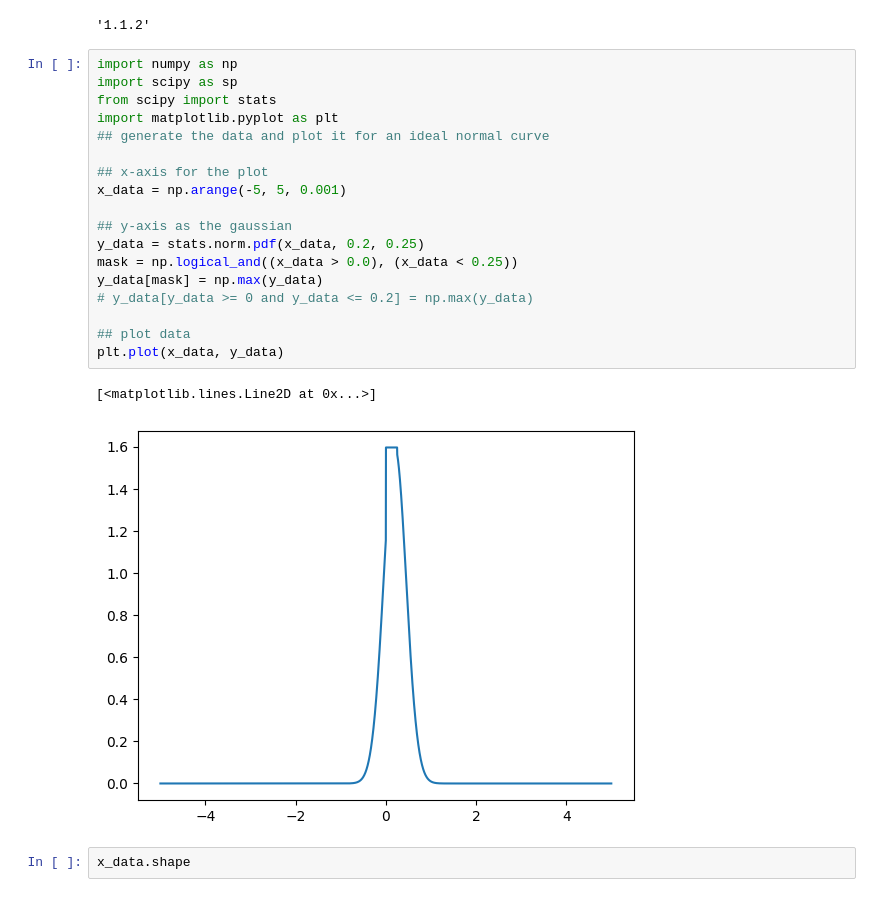
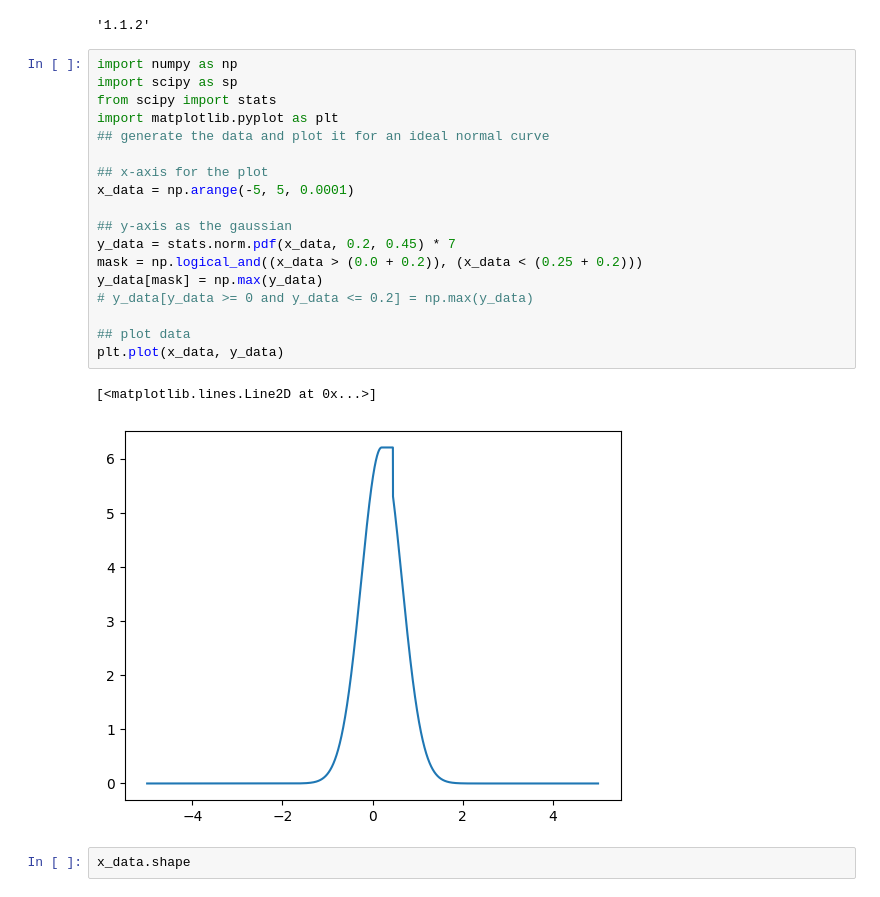
Before and after one commit to rayvburn/drl_local_planner_ros_stable_baselines, a Jupyter notebook: data/evaluation_data/test.ipynb, the cells around one changed output. Saved outputs shown, nothing was run; the diff lists cells and outputs as text.

```diff
--- a/data/evaluation_data/test.ipynb
+++ b/data/evaluation_data/test.ipynb
@@ -330,24 +330,24 @@ sklearn.__version__
 # %%
 import numpy as np
 import scipy as sp
 from scipy import stats
 import matplotlib.pyplot as plt
 ## generate the data and plot it for an ideal normal curve
 
 ## x-axis for the plot
-x_data = np.arange(-5, 5, 0.001)
+x_data = np.arange(-5, 5, 0.0001)
 
 ## y-axis as the gaussian
-y_data = stats.norm.pdf(x_data, 0.2, 0.25)
-mask = np.logical_and((x_data > 0.0), (x_data < 0.25))
+y_data = stats.norm.pdf(x_data, 0.2, 0.45) * 7
+mask = np.logical_and((x_data > (0.0 + 0.2)), (x_data < (0.25 + 0.2)))
 y_data[mask] = np.max(y_data)
 # y_data[y_data >= 0 and y_data <= 0.2] = np.max(y_data)
 
 ## plot data
 plt.plot(x_data, y_data)
 # %% [output]
 [<matplotlib.lines.Line2D at 0x...>]
-[figure, old version]
+[figure, new version]
 # %%
 x_data.shape
 # %% [output]
```
Also changed, not shown: 3 other files.
